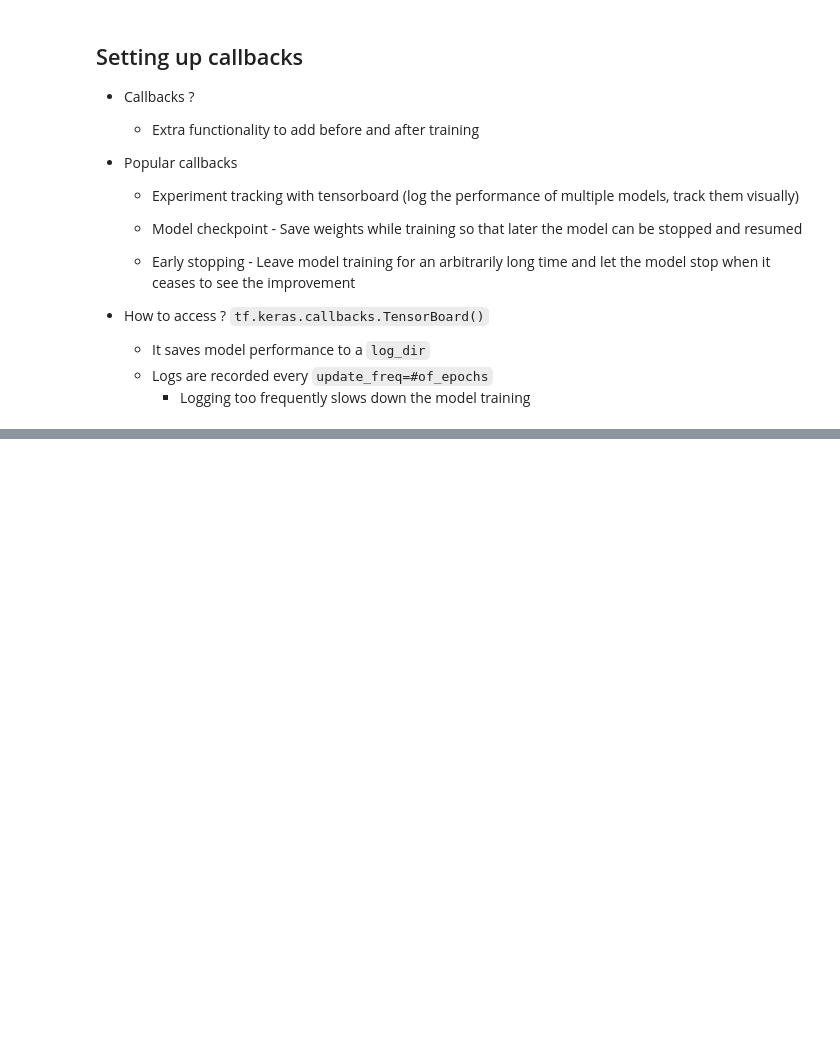
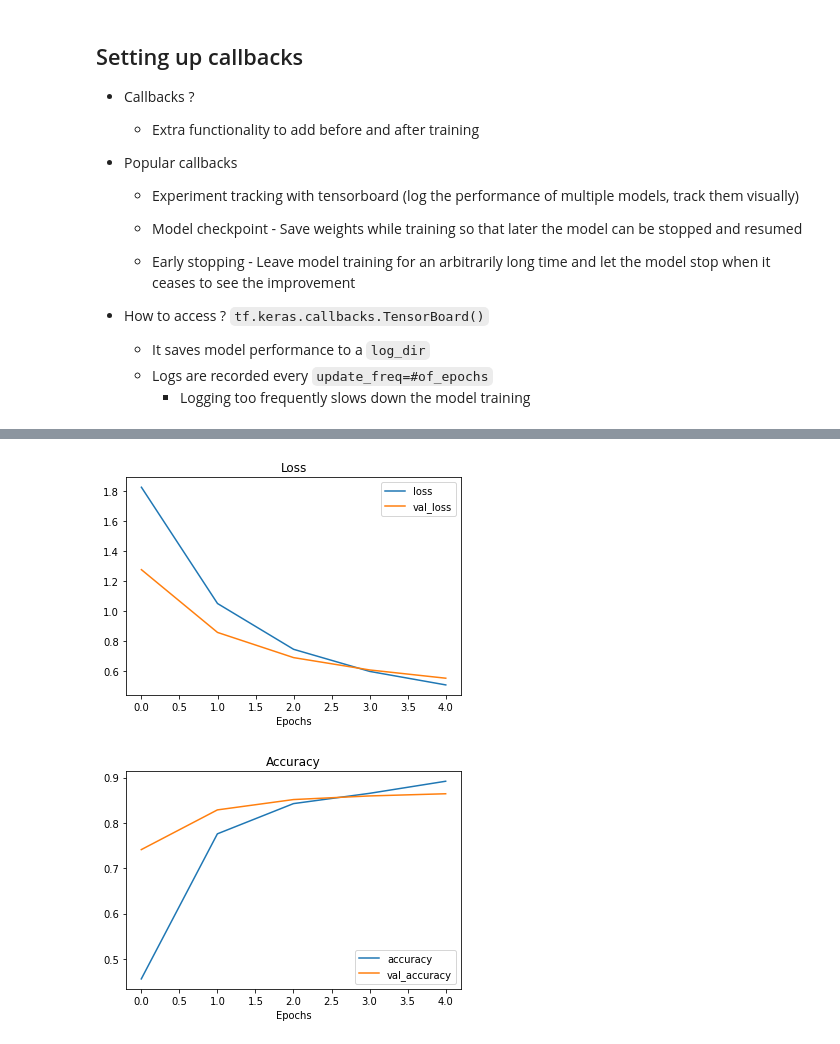
Before and after one commit to bnarath/TF_Developer, a Jupyter notebook: Transfer_Learning_Feature_Extraction.ipynb, the cells around one changed output, grey strips where cells are left out. Saved outputs shown, nothing was run; the diff lists cells and outputs as text; code cells hidden in the pictures; blank space fills up the shorter version.

Commit message:
Transfer Learning as feature extraction done

```diff
--- a/Transfer_Learning_Feature_Extraction.ipynb
+++ b/Transfer_Learning_Feature_Extraction.ipynb
@@ -119,0 +322,6 @@ Found 2500 images belonging to 10 classes.
+# %%
+# Resnet 50 V2 feature vector
+resnet_url = "https://tfhub.dev/google/imagenet/resnet_v2_50/feature_vector/4"
+
+# Original: EfficientNetB0 feature vector (version 1)
+efficientnet_url = "https://tfhub.dev/tensorflow/efficientnet/b0/feature-vector/1"
@@ -119,0 +334,22 @@ Found 2500 images belonging to 10 classes.
+# %%
+def create_model(model_url, num_classes=10):
+  """Takes a TF hub url and build a keras sequential model
+
+  Args:
+    model_url: TF hub model url
+    num_classes: #of to be trained images
+
+  Returns:
+    Uncompiled keras sequential model
+  """
+  feature_extraction_layer = hub.KerasLayer(handle=model_url,
+                 trainable=False,
+                 name="feature_extraction_layer",
+                 input_shape=(224,224,3)
+                 )
+
+  model = tf.keras.Sequential(
+      [feature_extraction_layer,
+       tf.keras.layers.Dense(num_classes, activation="softmax", name="output_layer")]
+  )
+  return model
@@ -119,0 +454,13 @@ Found 2500 images belonging to 10 classes.
+# %%
+efficientnet_model = create_model(efficientnet_url, num_classes=10)
+# %%
+efficientnet_model.compile(loss="categorical_crossentropy",
+                           optimizer=tf.keras.optimizers.Adam(),
+                            metrics=["accuracy"])
+
+efficientnet_history=efficientnet_model.fit(train_data,
+                       validation_data=test_data,
+                       epochs=5,
+                       steps_per_epoch=len(train_data),
+                       validation_steps=len(test_data),
+                       callbacks=[create_tensorboard_callback("tensorflow_hub", "efficientnet_b0")])
@@ -119,0 +478,5 @@ Found 2500 images belonging to 10 classes.
+# %%
+plot_loss_curves(efficientnet_history)
+# %% [output]
+[figure, added]
+[figure, added]
```
Also changed, not shown: parts of 29 cells of this notebook.
